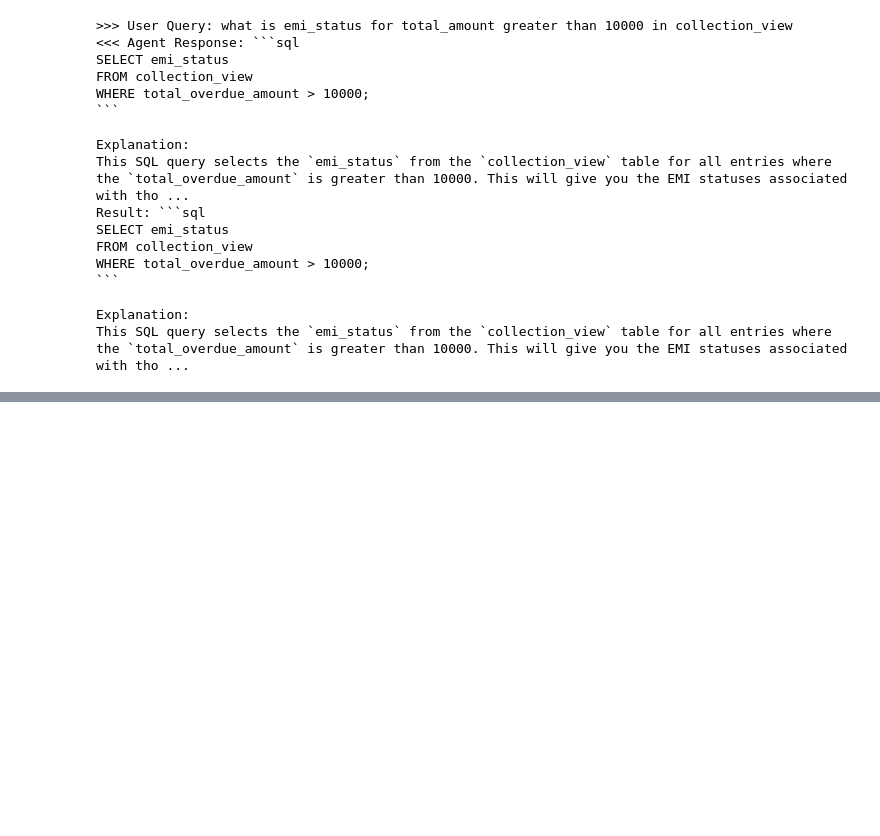
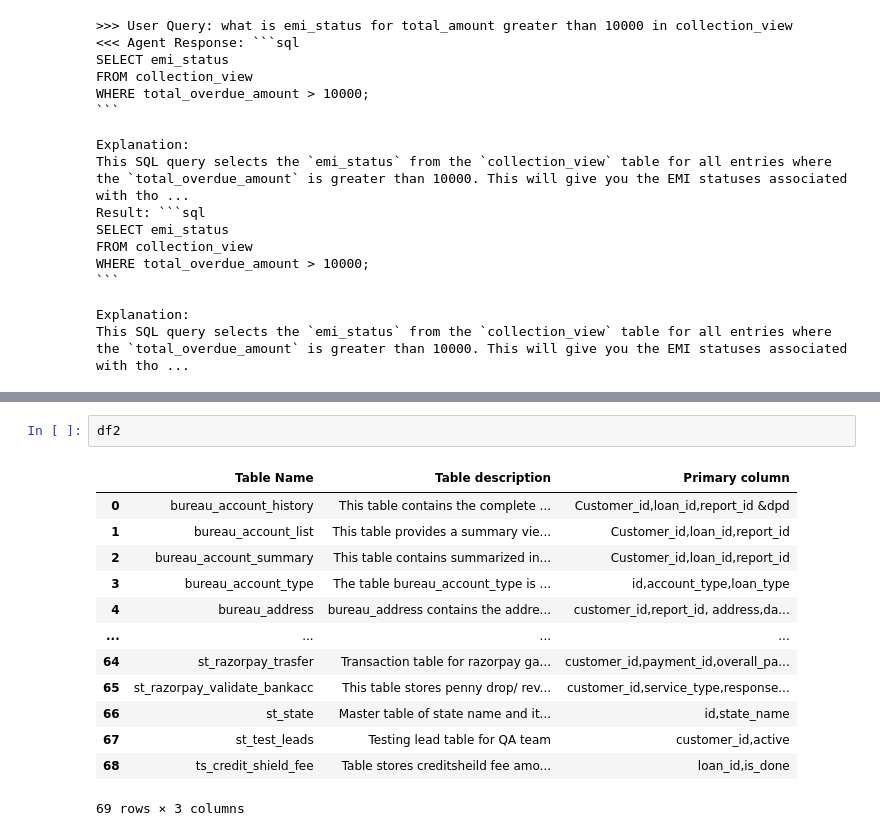
Before and after one commit to akshatshaw/agents, a Jupyter notebook: nl2sql_agent/test.ipynb, the cells around one changed output, grey strips where cells are left out. Cells and saved outputs as stored; diff of their text form; blank space fills up the shorter version.

```diff
--- a/nl2sql_agent/test.ipynb
+++ b/nl2sql_agent/test.ipynb
@@ -335,0 +359,16 @@ This SQL query selects the `emi_status` from the `collection_view` table for all
+# %%
+df2
+# %% [output]
+|  | Table Name | Table description | Primary column |
+| 0 | bureau_account_history | This table contains the complete ... | Customer_id,loan_id,report_id &dpd |
+| 1 | bureau_account_list | This table provides a summary vie... | Customer_id,loan_id,report_id |
+| 2 | bureau_account_summary | This table contains summarized in... | Customer_id,loan_id,report_id |
+| 3 | bureau_account_type | The table bureau_account_type is ... | id,account_type,loan_type |
+| 4 | bureau_address | bureau_address contains the addre... | customer_id,report_id, address,da... |
+| ... | ... | ... | ... |
+| 64 | st_razorpay_trasfer | Transaction table for razorpay ga... | customer_id,payment_id,overall_pa... |
+| 65 | st_razorpay_validate_bankacc | This table stores penny drop/ rev... | customer_id,service_type,response... |
+| 66 | st_state | Master table of state name and it... | id,state_name |
+| 67 | st_test_leads | Testing lead table for QA team | customer_id,active |
+| 68 | ts_credit_shield_fee | Table stores creditsheild fee amo... | loan_id,is_done |
+69 rows × 3 columns
```
Also changed, not shown: parts of 11 cells of this notebook, 11 other files.
